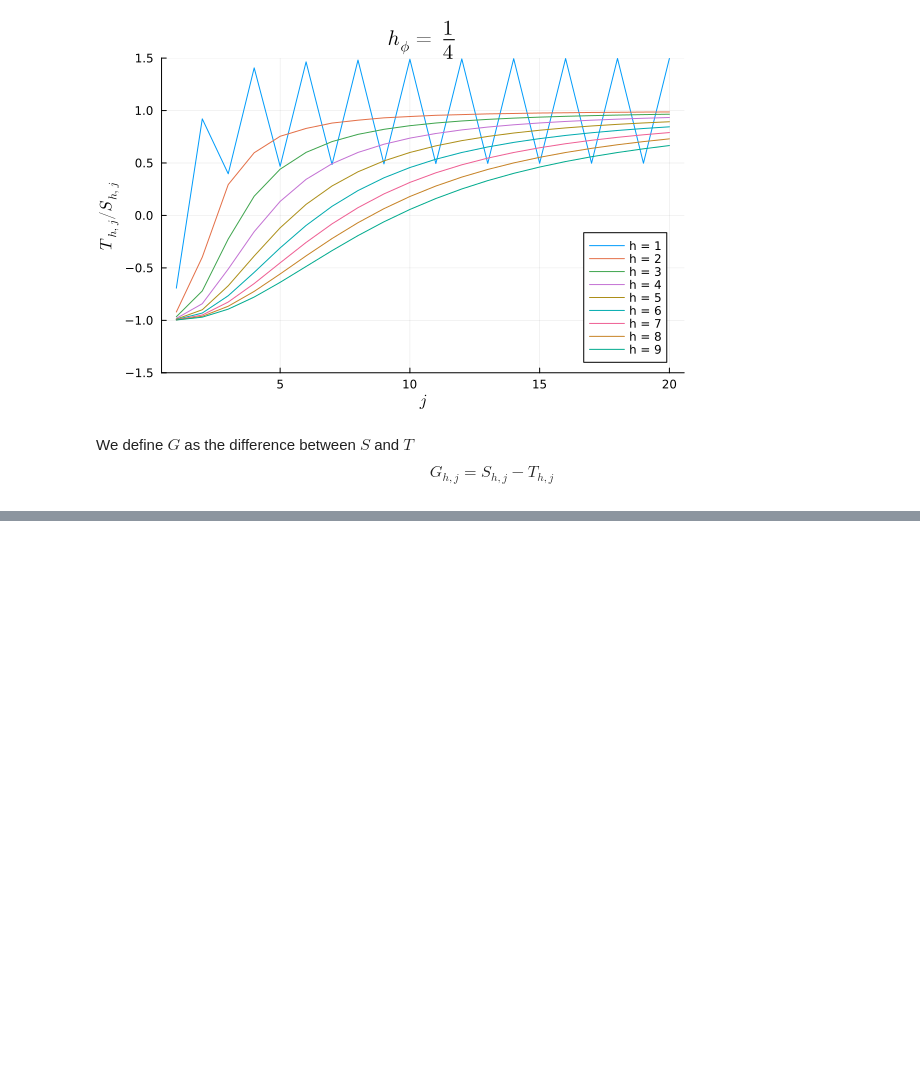
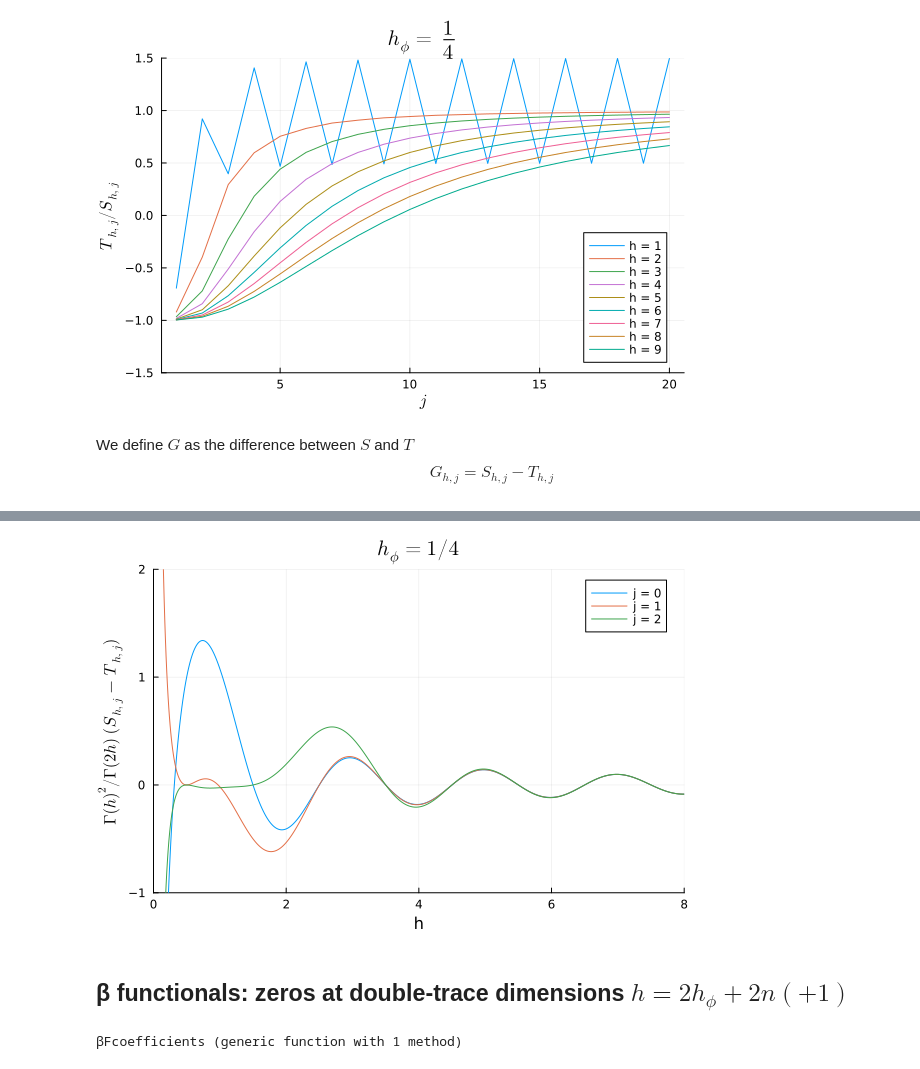
Before and after one commit to gillioz/CoBooM-2d, a Jupyter notebook: Optimal_functionals.ipynb, the cells around one changed output, grey strips where cells are left out. Drawn from its saved outputs; the diff is of its cells as text; code cells hidden in the pictures; blank space fills up the shorter version.

```diff
--- a/Optimal_functionals.ipynb
+++ b/Optimal_functionals.ipynb
@@ -1063,0 +313,2 @@ $0.0327 \pm 0.001$
+# %%
+G_df = CSV.read("data/G_0.25.csv", DataFrame, select=["h", "0", "1", "2", "3"])
@@ -1063,0 +336,24 @@ $0.0327 \pm 0.001$
+# %%
+plot()
+for j = 0:2
+    plot!(G_df[!, "h"], G_df[!, string(j)], label="j = $j")
+end
+xlims!(0, 8)
+ylims!(-1, 2)
+xlabel!("h")
+ylabel!(L"\Gamma(h)^2 / \Gamma(2h) ~ ( S_{h,j} - T_{h,j} )")
+title!(L"h_\phi = 1/4")
+# %% [output]
+[figure, added]
+# %% [markdown]
+## β functionals: zeros at double-trace dimensions $h = 2h_\phi + 2n (+1)$
+# %%
+function βFcoefficients(twohϕ :: Float64, n :: Int)
+    halfn = (n+1) ÷ 2
+    coeffs = zeros(n, halfn)
+    G = G_matrix(twohϕ, twohϕ + 1, 2*n - 1, singular_normalization=true)[1:2:n, 1:2:n]
+    coeffs[1:2:n, 1:halfn] = inv(G)
+    return coeffs
+end
+# %% [output]
+βFcoefficients (generic function with 1 method)
```
Also changed, not shown: parts of 157 cells of this notebook, 14 other files.
